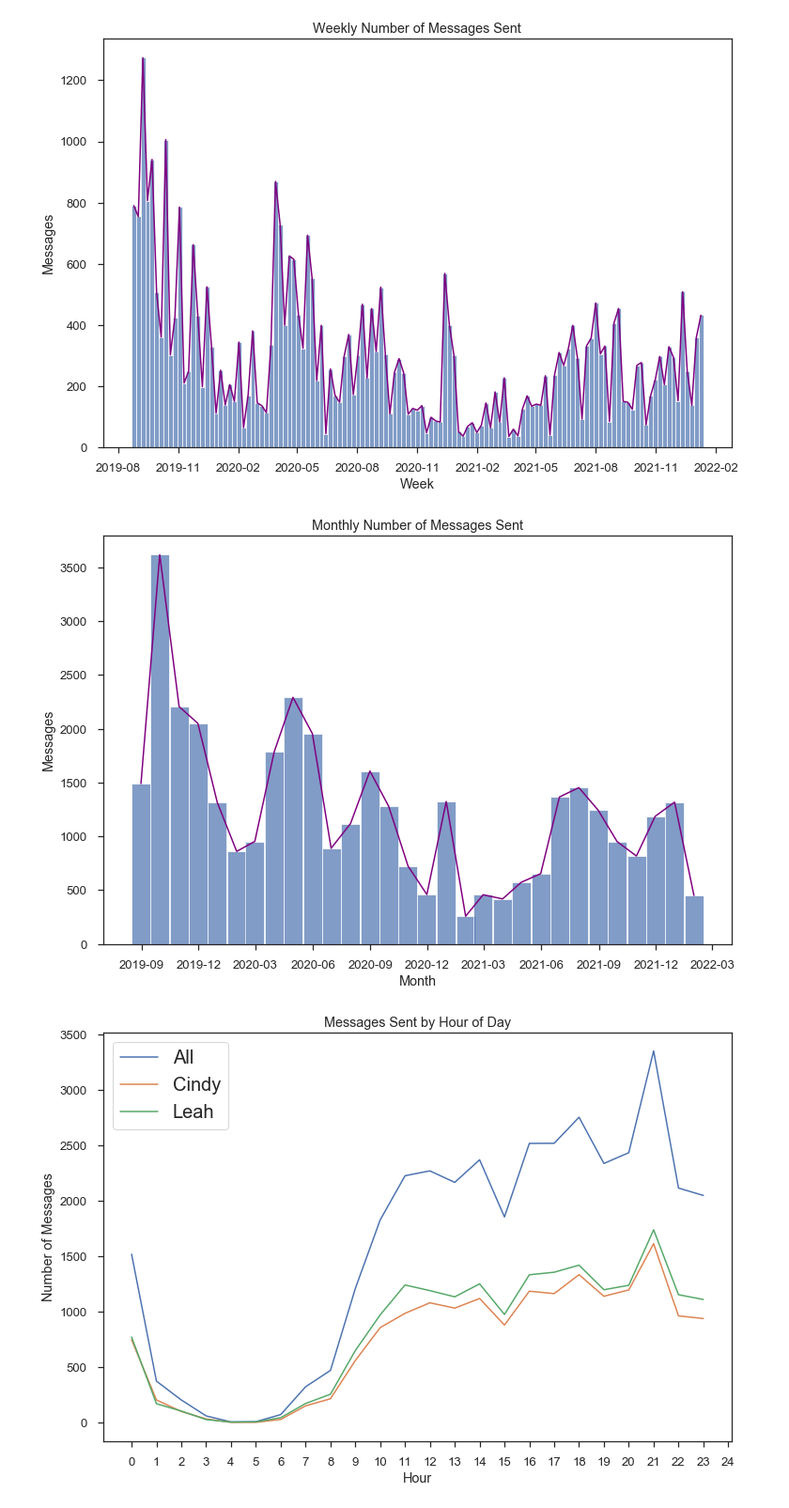
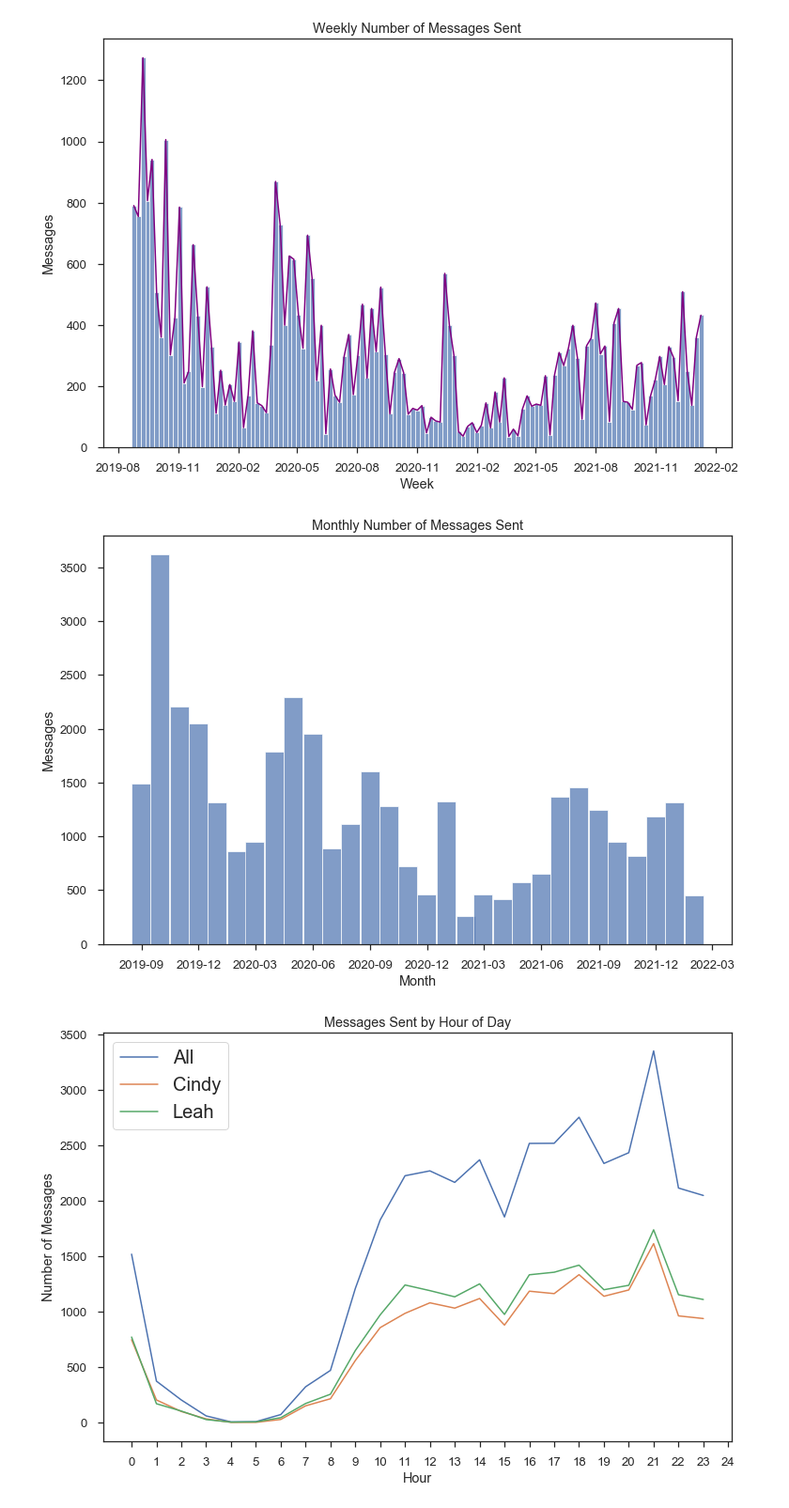
Before and after one commit to H-Cindy/imessage-analysis, a Jupyter notebook: chat_proj_leah.ipynb, the cells around one changed output. Shown at 94% size. Drawn from its saved outputs; the diff is of its cells as text; code cells hidden in the pictures.

```diff
--- a/chat_proj_leah.ipynb
+++ b/chat_proj_leah.ipynb
@@ -343,16 +343,16 @@ plt.show()
 [figure]
 # %%
 week_groups_resample = dat.text.resample('M').count();
-plt.plot(week_groups_resample, color = 'purple')
+#plt.plot(week_groups_resample, color = 'purple')
 plt.bar(week_groups_resample.index, week_groups_resample.values, alpha=.7, width=30)
 ax.set_xticks(week_groups_resample.index);
 ax.set_xticklabels(week_groups_resample.index);
 plt.xlabel("Month")
 plt.ylabel("Messages")
 plt.title("Monthly Number of Messages Sent")
 plt.show()
 # %% [output]
-[figure, old version]
+[figure, new version]
 # %%
 dfTime = df
 dfTime['hour'] = pd.DatetimeIndex(dfTime['date']).hour
```
Also changed, not shown: parts of 1 cell of this notebook.
